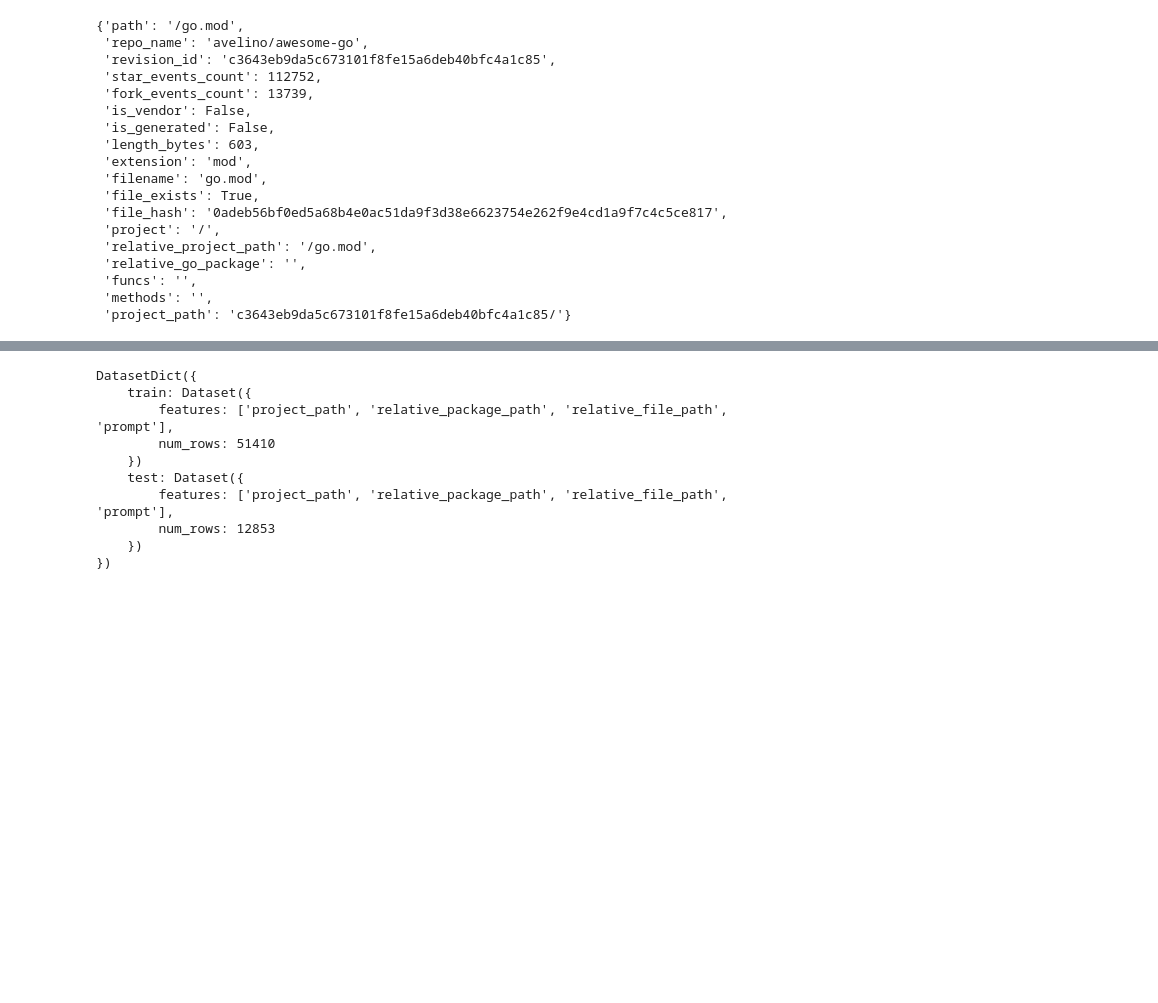
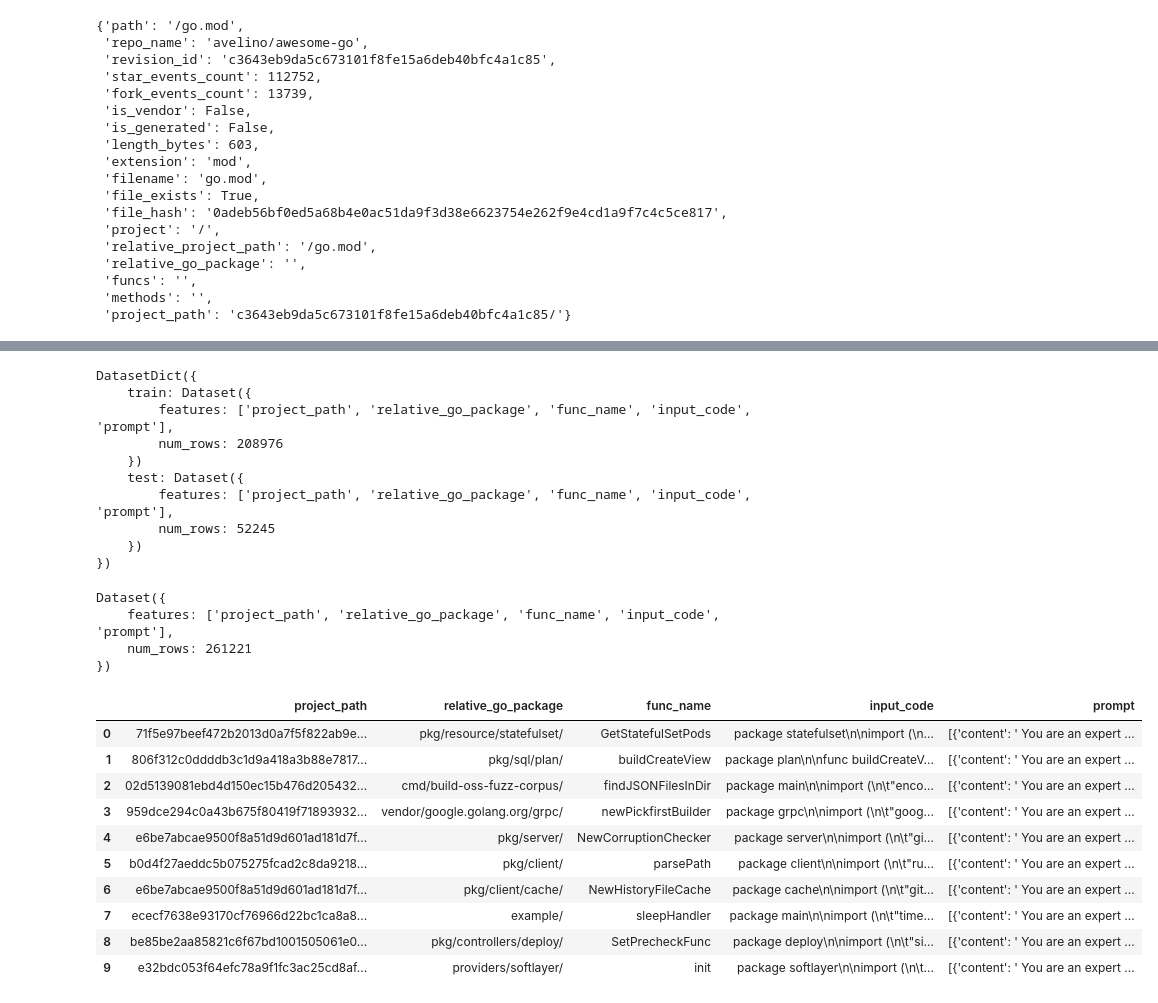
Before and after one commit to djvue/vkr, a Jupyter notebook: dataset/dataset.ipynb, the cells around one changed output, grey strips where cells are left out. Cells and saved outputs as stored; diff of their text form; code cells hidden in the pictures; blank space fills up the shorter version.

```diff
--- a/dataset/dataset.ipynb
+++ b/dataset/dataset.ipynb
@@ -10,9 +10,13 @@ from tqdm.notebook import tqdm
 from pathlib import Path
 import asyncio
 import aiopath
+import sys
 
-DATA_DIR = str(aiopath.AsyncPath.cwd().parent)+'/data'
+ROOT_DIR = str(aiopath.AsyncPath.cwd().parent)
+DATA_DIR = ROOT_DIR+'/data'
 REPOS_DIR = DATA_DIR+'/repos'
+if ROOT_DIR not in sys.path:
+    sys.path.append(ROOT_DIR)
 
 gvm_root = os.environ['GVM_ROOT']
 os.environ['PATH'] = f"{gvm_root}/bin:{gvm_root}/pkgsets/go1.24.2/global/bin:{gvm_root}/gos/go1.24.2/bin:{gvm_root}/pkgsets/go1.24.2/global/overlay/bin:{os.environ['PATH']}"
@@ -644,17 +646,42 @@ final_ds[0]
 # %%
 splitted_ds = final_ds.train_test_split(test_size=0.2)
 
-splitted_ds.save_to_disk('./data/splitted_ds')
+splitted_ds.save_to_disk(DATA_DIR+'/splitted_ds')
 
 splitted_ds
 # %% [output]
 DatasetDict({
     train: Dataset({
-        features: ['project_path', 'relative_package_path', 'relative_file_path', 'prompt'],
-        num_rows: 51410
+        features: ['project_path', 'relative_go_package', 'func_name', 'input_code', 'prompt'],
+        num_rows: 208976
     })
     test: Dataset({
-        features: ['project_path', 'relative_package_path', 'relative_file_path', 'prompt'],
-        num_rows: 12853
+        features: ['project_path', 'relative_go_package', 'func_name', 'input_code', 'prompt'],
+        num_rows: 52245
     })
 })
+# %%
+final_ds = datasets.load_from_disk(DATA_DIR+'/final_ds')
+
+final_ds
+# %% [output]
+Dataset({
+    features: ['project_path', 'relative_go_package', 'func_name', 'input_code', 'prompt'],
+    num_rows: 261221
+})
+# %%
+splitted_ds = datasets.load_from_disk(DATA_DIR+'/splitted_ds')
+
+splitted_ds['train'].take(10).to_pandas()
+# %% [output]
+|  | project_path | relative_go_package | func_name | input_code | prompt |
+| 0 | 71f5e97beef472b2013d0a7f5f822ab9e... | pkg/resource/statefulset/ | GetStatefulSetPods | package statefulset\n\nimport (\n... | [{'content': ' You are an expert ... |
+| 1 | 806f312c0ddddb3c1d9a418a3b88e7817... | pkg/sql/plan/ | buildCreateView | package plan\n\nfunc buildCreateV... | [{'content': ' You are an expert ... |
+| 2 | 02d5139081ebd4d150ec15b476d205432... | cmd/build-oss-fuzz-corpus/ | findJSONFilesInDir | package main\n\nimport (\n\t"enco... | [{'content': ' You are an expert ... |
+| 3 | 959dce294c0a43b675f80419f71893932... | vendor/google.golang.org/grpc/ | newPickfirstBuilder | package grpc\n\nimport (\n\t"goog... | [{'content': ' You are an expert ... |
+| 4 | e6be7abcae9500f8a51d9d601ad181d7f... | pkg/server/ | NewCorruptionChecker | package server\n\nimport (\n\t"gi... | [{'content': ' You are an expert ... |
+| 5 | b0d4f27aeddc5b075275fcad2c8da9218... | pkg/client/ | parsePath | package client\n\nimport (\n\t"ru... | [{'content': ' You are an expert ... |
+| 6 | e6be7abcae9500f8a51d9d601ad181d7f... | pkg/client/cache/ | NewHistoryFileCache | package cache\n\nimport (\n\t"git... | [{'content': ' You are an expert ... |
+| 7 | ececf7638e93170cf76966d22bc1ca8a8... | example/ | sleepHandler | package main\n\nimport (\n\t"time... | [{'content': ' You are an expert ... |
+| 8 | be85be2aa85821c6f67bd1001505061e0... | pkg/controllers/deploy/ | SetPrecheckFunc | package deploy\n\nimport (\n\t"si... | [{'content': ' You are an expert ... |
+| 9 | e32bdc053f64efc78a9f1fc3ac25cd8af... | providers/softlayer/ | init | package softlayer\n\nimport (\n\t... | [{'content': ' You are an expert ... |
```
Also changed, not shown: parts of 4 cells of this notebook, 20 other files.
